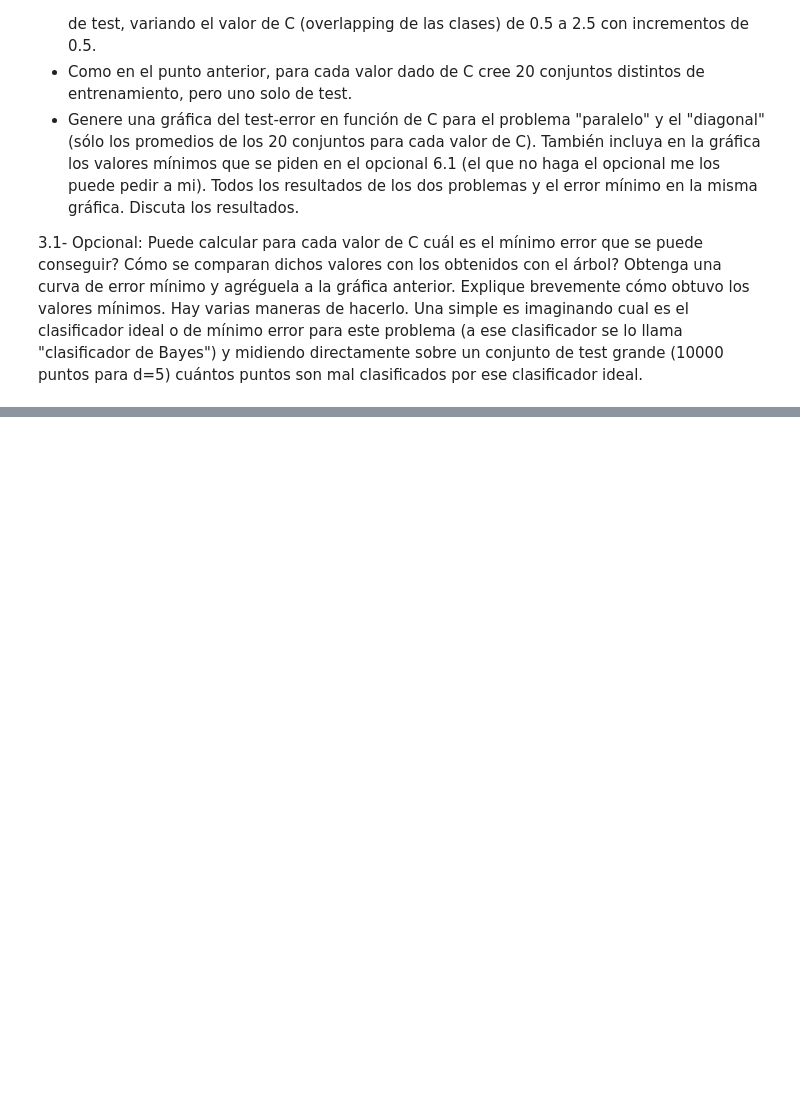
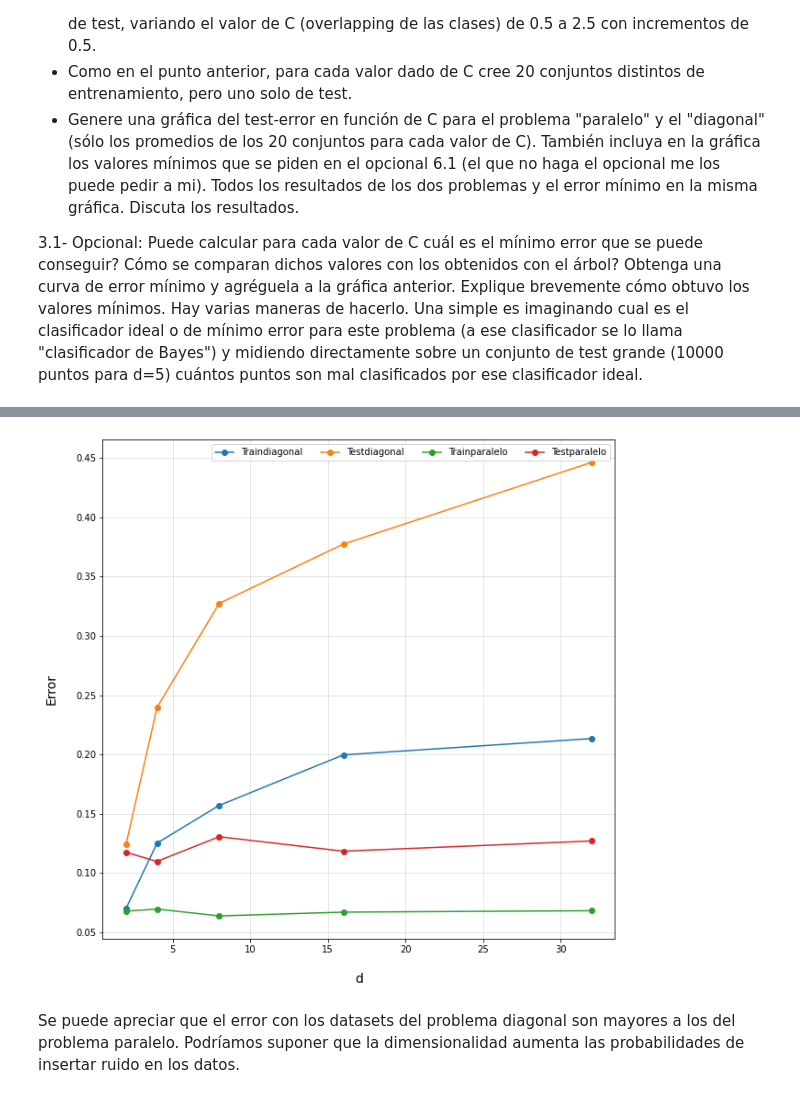
Before and after one commit to sebamoralesasd/IAA, a Jupyter notebook: tp1.ipynb, the cells around one changed output, grey strips where cells are left out. Saved outputs shown, nothing was run; the diff lists cells and outputs as text; code cells hidden in the pictures; blank space fills up the shorter version.

```diff
--- a/tp1.ipynb
+++ b/tp1.ipynb
@@ -231,0 +240,36 @@ A medida que aumenta C -que es el valor de overlapping entre clases- se puede ap
+# %%
+d_valores = [2, 4, 8, 16, 32]
+error_data = []
+
+def entrenar_d(d, df_test, generador):
+  if generador == 'diagonal':
+    df_train = GeneradorDFDiagonal(C=0.78, d=d, n=250).generar_clase()
+  else:
+    df_train = GeneradorDFParalelo(C=0.78, d=d, n=250).generar_clase()
+
+  arbol = Arbol()
+  clf = arbol.entrenar(df_train)
+  df_train_entrenado = arbol.predecir(df_train, clf)
+  df_test_entrenado = arbol.predecir(df_test, clf)
+
+  calcular_error(df_train, df_train_entrenado, d, "Train", generador)
+  calcular_error(df_test, df_test_entrenado, d, "Test", generador)
+
+  return df_test_entrenado
+
+for d in d_valores:
+  df_test_diag = GeneradorDFDiagonal(C=0.78, d=d, n=250).generar_clase()
+  df_test_paral = GeneradorDFParalelo(C=0.78, d=d, n=250).generar_clase()
+  for i in range(20):
+    df_test_diag_entrenado = entrenar_d(d=d, df_test=df_test_diag, generador='diagonal')
+    df_test_paral_entrenado = entrenar_d(d=d, df_test=df_test_paral, generador='paralelo')
+
+  ideal_diagonal = clasificador_ideal_diagonal(df_test_diag)
+  ideal_paralelo = clasificador_ideal_paralelo(df_test_paral)
+
+error_df = pd.DataFrame(error_data, columns=['Error', 'd', 'Clase'])
+graph_errores(error_df, referencia='d')
+# %% [output]
+[figure, added]
+# %% [markdown]
+Se puede apreciar que el error con los datasets del problema diagonal son mayores a los del problema paralelo. Podríamos suponer que la dimensionalidad aumenta las probabilidades de insertar ruido en los datos.
```
Also changed, not shown: parts of 9 cells of this notebook.
